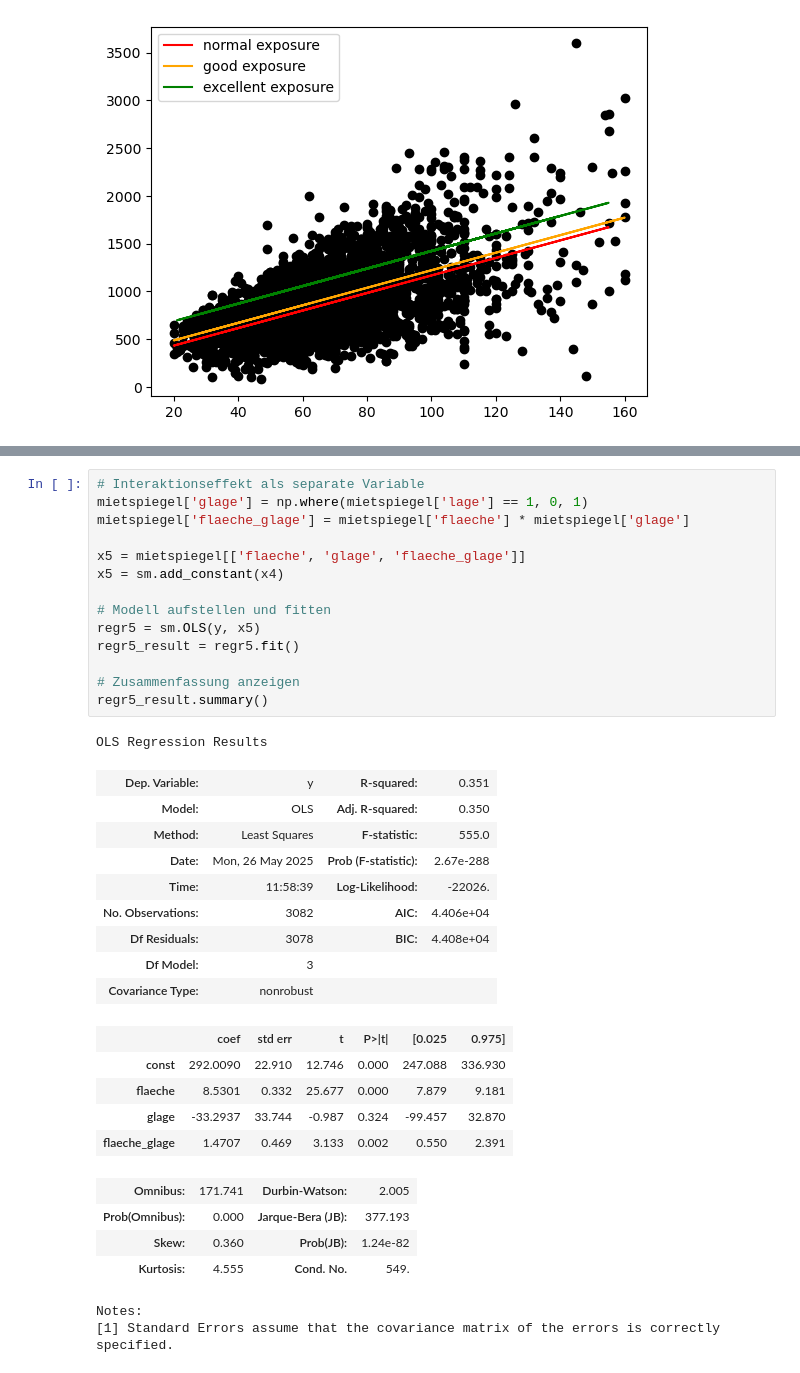
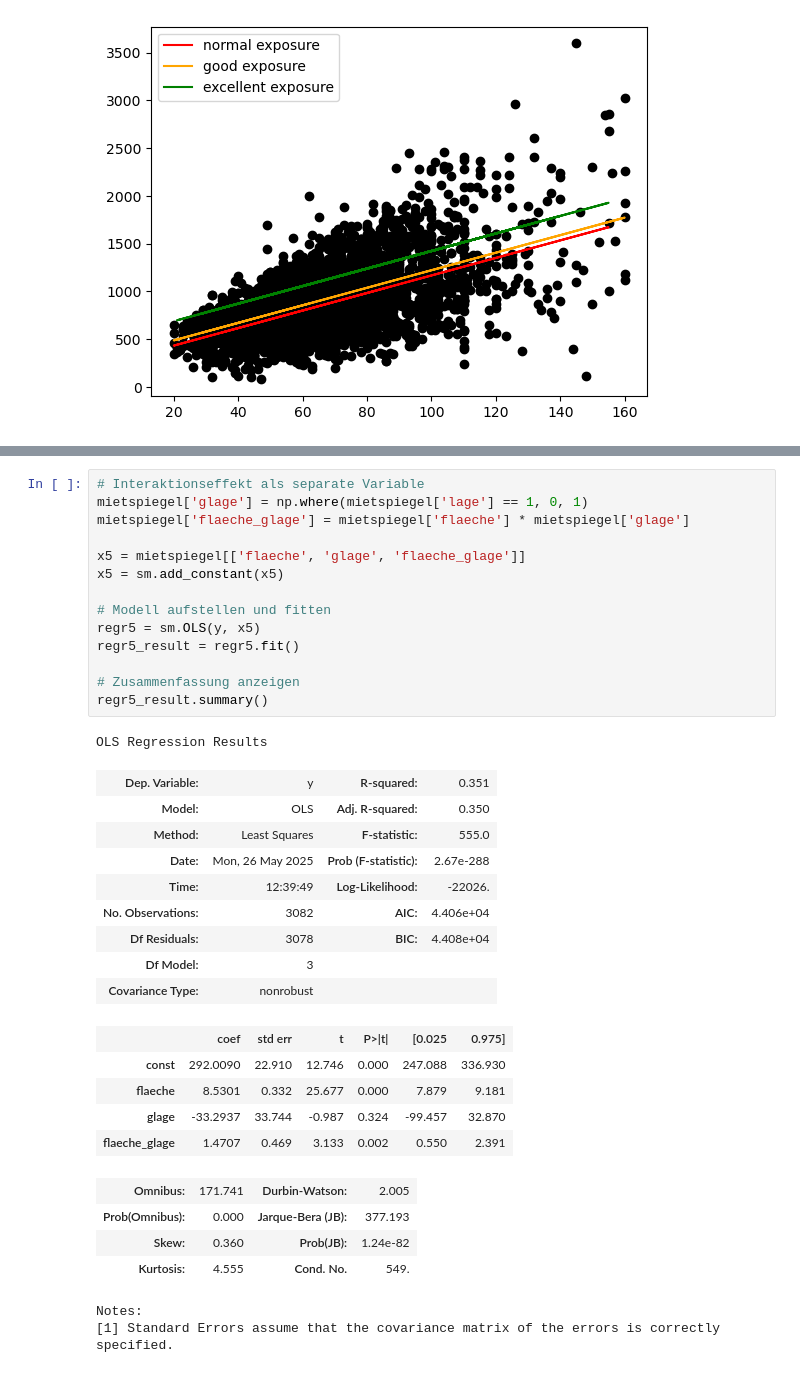
Before and after one commit to hopfkons/business-analytics-fau, a Jupyter notebook: 4_Regression_solutions.ipynb, the cells around one changed output, grey strips where cells are left out. Drawn from its saved outputs; the diff is of its cells as text.

```diff
--- a/4_Regression_solutions.ipynb
+++ b/4_Regression_solutions.ipynb
@@ -344,24 +354,24 @@ plt.show()
 # %%
 # Interaktionseffekt als separate Variable
 mietspiegel['glage'] = np.where(mietspiegel['lage'] == 1, 0, 1)
 mietspiegel['flaeche_glage'] = mietspiegel['flaeche'] * mietspiegel['glage']
 
 x5 = mietspiegel[['flaeche', 'glage', 'flaeche_glage']]
-x5 = sm.add_constant(x4)
+x5 = sm.add_constant(x5)
 
 # Modell aufstellen und fitten
 regr5 = sm.OLS(y, x5)
 regr5_result = regr5.fit()
 
 # Zusammenfassung anzeigen
 regr5_result.summary()
 # %% [output]
 OLS Regression Results
 | Dep. Variable: | y | R-squared: | 0.351 |
 | Model: | OLS | Adj. R-squared: | 0.350 |
 | Method: | Least Squares | F-statistic: | 555.0 |
 | Date: | Mon, 26 May 2025 | Prob (F-statistic): | 2.67e-288 |
-| Time: | 11:58:39 | Log-Likelihood: | -22026. |
+| Time: | 12:39:49 | Log-Likelihood: | -22026. |
 | No. Observations: | 3082 | AIC: | 4.406e+04 |
 | Df Residuals: | 3078 | BIC: | 4.408e+04 |
 | Df Model: | 3 |  |  |
```
Also changed, not shown: parts of 5 cells of this notebook, 1 other file.
